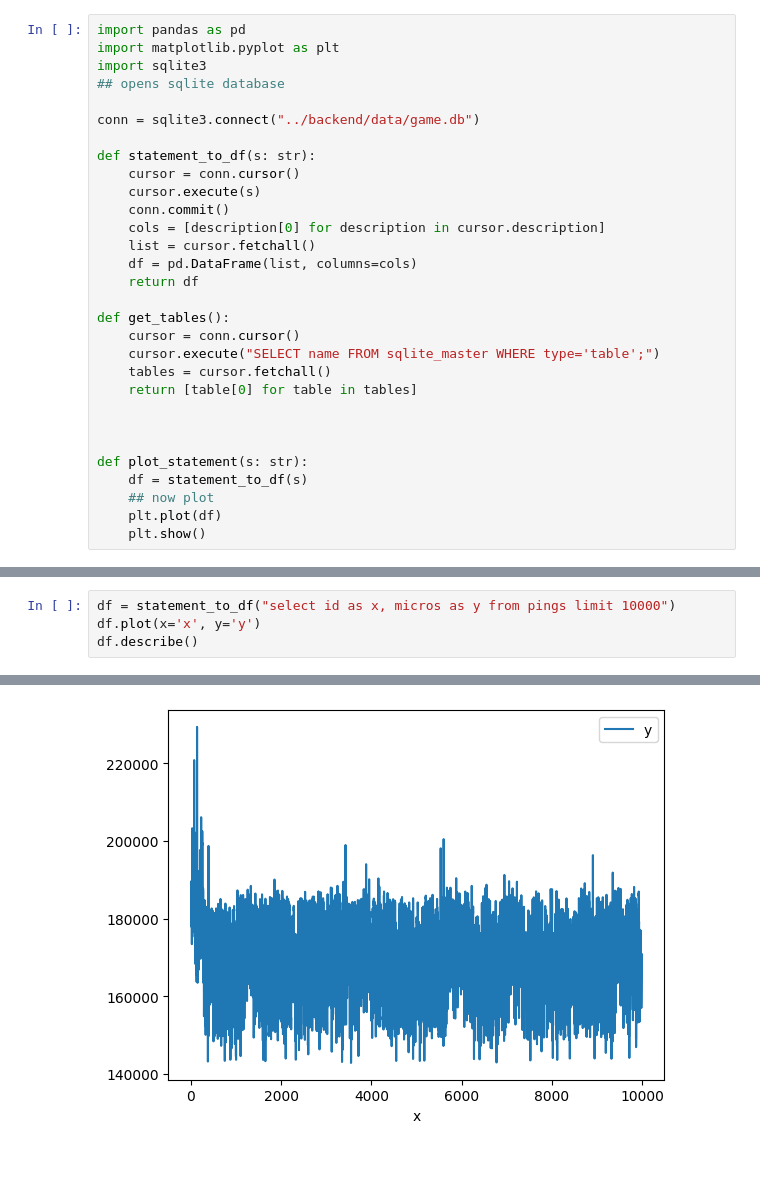
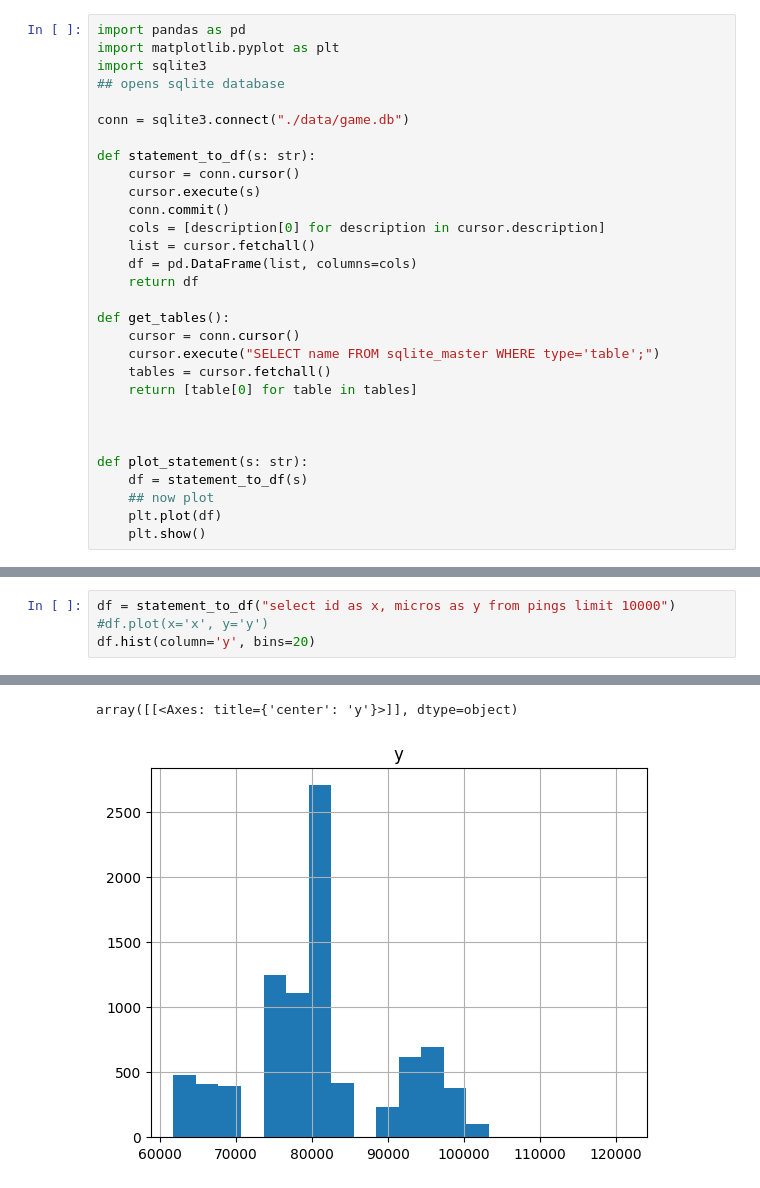
Before and after one commit to GDX64/rust-game, a Jupyter notebook: benchmarks/main.ipynb, the cells around one changed output, grey strips where cells are left out. Saved outputs shown, nothing was run; the diff lists cells and outputs as text; blank space fills up the shorter version.

```diff
--- a/benchmarks/main.ipynb
+++ b/benchmarks/main.ipynb
@@ -4,7 +4,7 @@ import matplotlib.pyplot as plt
 import sqlite3
 ## opens sqlite database
 
-conn = sqlite3.connect("../backend/data/game.db")
+conn = sqlite3.connect("./data/game.db")
 
 def statement_to_df(s: str):
     cursor = conn.cursor()
@@ -63,5 +60,5 @@ statement_to_df("select * from pings limit 10")
 # %%
 df = statement_to_df("select id as x, micros as y from pings limit 10000")
-df.plot(x='x', y='y')
-df.describe()
+#df.plot(x='x', y='y')
+df.hist(column='y', bins=20)
 # %% [output]
@@ -77 +65,2 @@ df.describe()
+array([[<Axes: title={'center': 'y'}>]], dtype=object)
-[figure, old version]
+[figure, new version]
```
Also changed, not shown: parts of 7 cells of this notebook, 8 other files.
